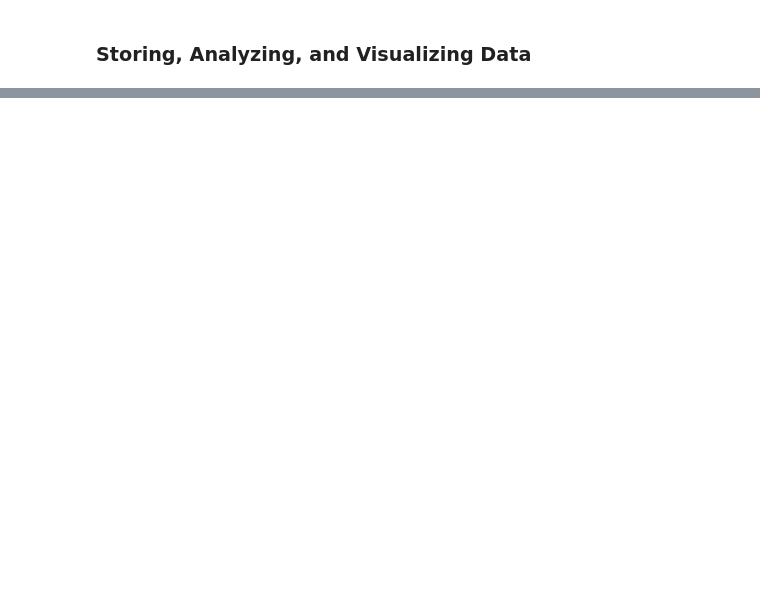
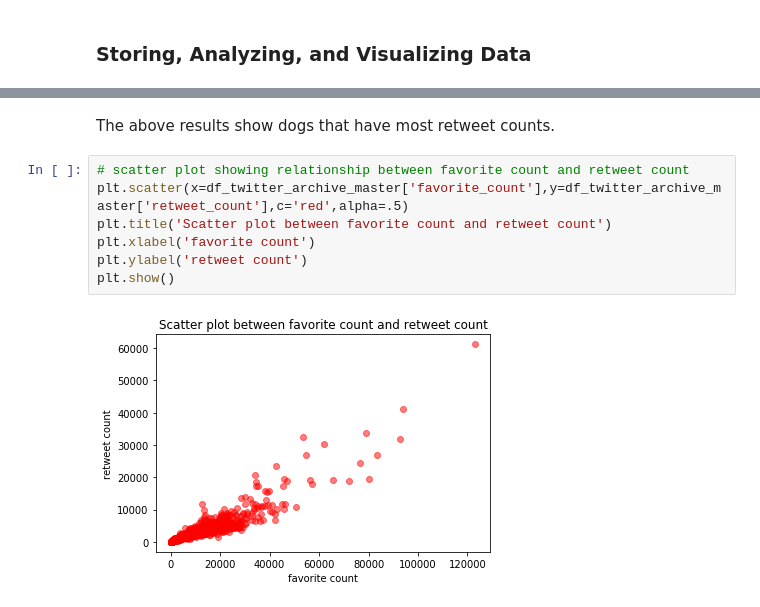
Before and after one commit to geoniju/PythonLearning, a Jupyter notebook: wrangle_act.ipynb, the cells around one changed output, grey strips where cells are left out. Cells and saved outputs as stored; diff of their text form; blank space fills up the shorter version.

```diff
--- a/wrangle_act.ipynb
+++ b/wrangle_act.ipynb
@@ -640,0 +689,11 @@ Name: jpg_url, dtype: object
+# %% [markdown]
+The above results show dogs that have most retweet counts.
+# %%
+# scatter plot showing relationship between favorite count and retweet count
+plt.scatter(x=df_twitter_archive_master['favorite_count'],y=df_twitter_archive_master['retweet_count'],c='red',alpha=.5)
+plt.title('Scatter plot between favorite count and retweet count')
+plt.xlabel('favorite count')
+plt.ylabel('retweet count')
+plt.show()
+# %% [output]
+[figure, added]
```
Also changed, not shown: parts of 87 cells of this notebook, 9 other files.
